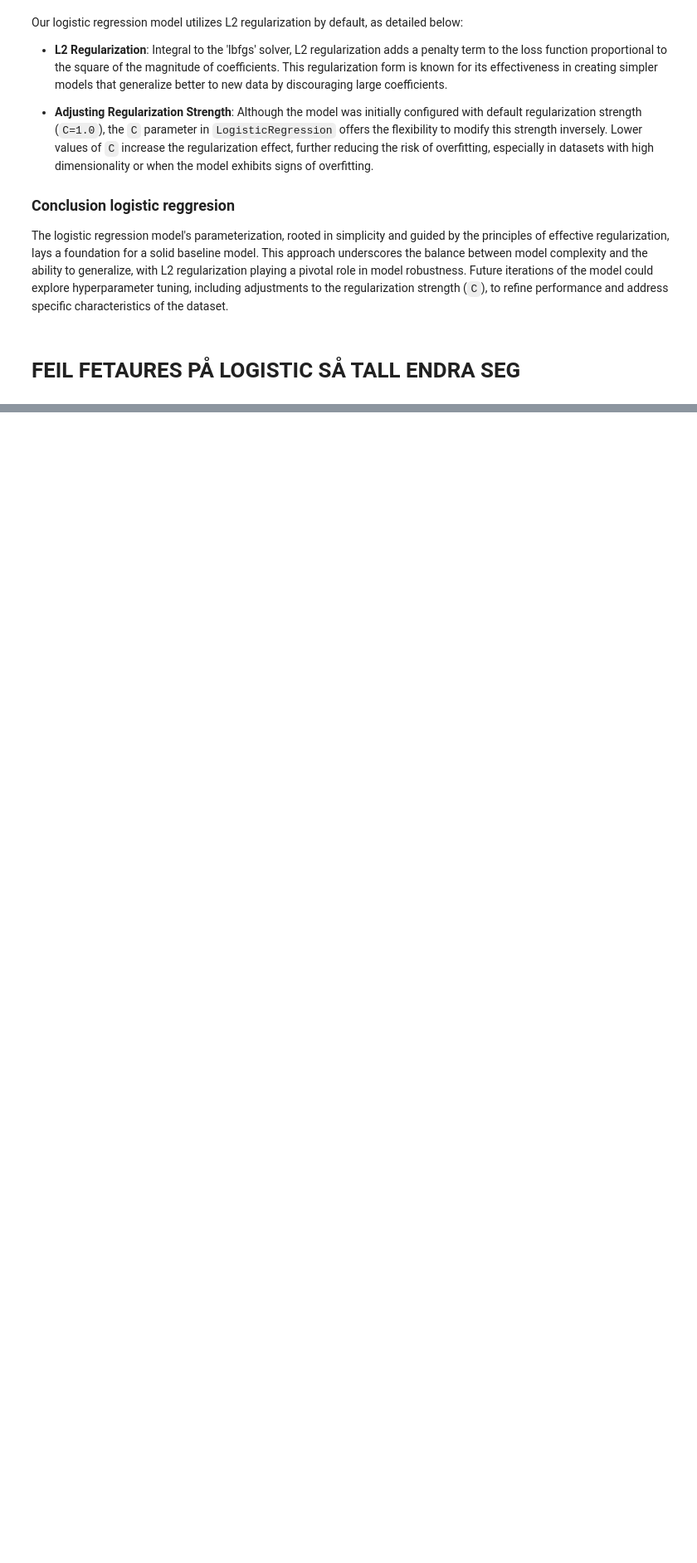
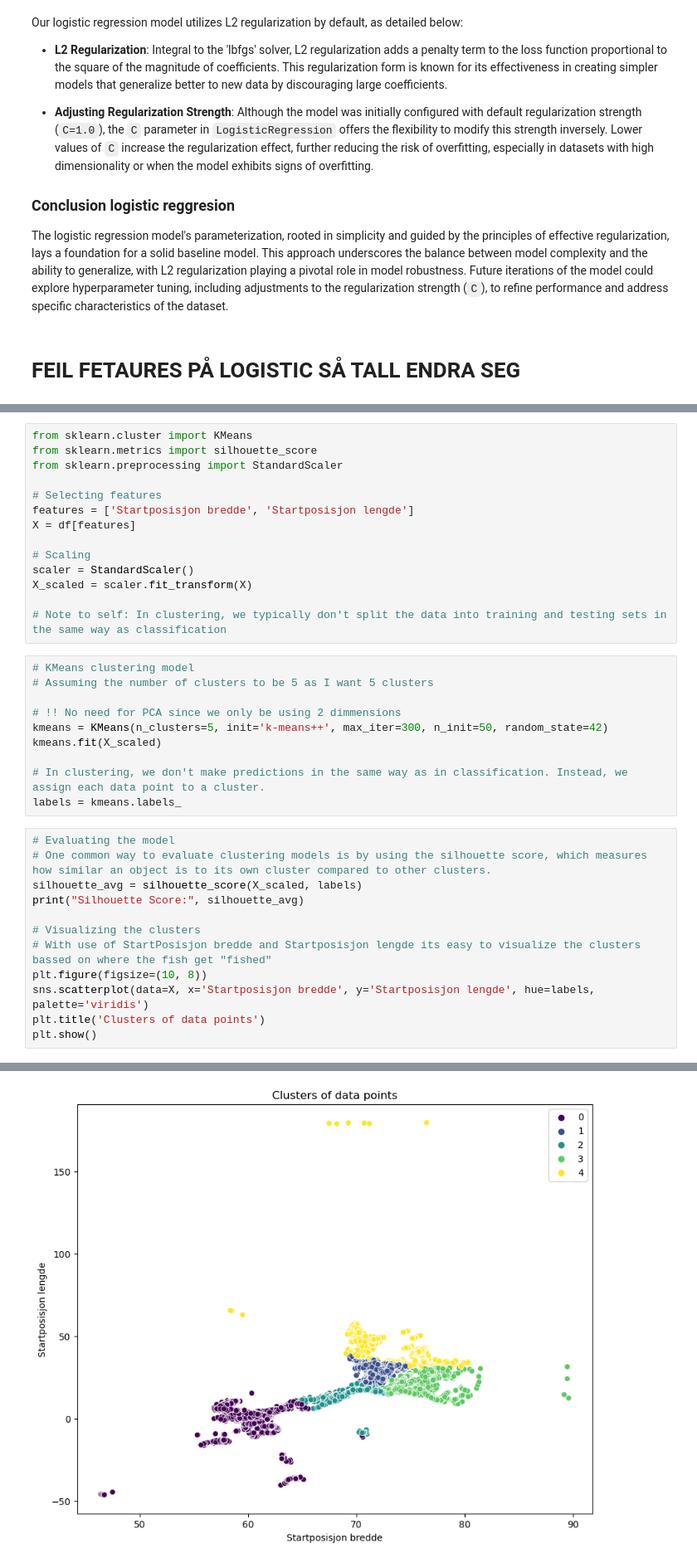
Before and after one commit to GeorgRis/Innlevering_INFO282, a Jupyter notebook: preprocess.ipynb, the cells around one changed output, grey strips where cells are left out. Shown at 83% size. Cells and saved outputs as stored; diff of their text form; blank space fills up the shorter version.

```diff
--- a/preprocess.ipynb
+++ b/preprocess.ipynb
@@ -822,0 +827,37 @@ The logistic regression model's parameterization, rooted in simplicity and guide
+# %%
+from sklearn.cluster import KMeans
+from sklearn.metrics import silhouette_score
+from sklearn.preprocessing import StandardScaler
+
+# Selecting features
+features = ['Startposisjon bredde', 'Startposisjon lengde']
+X = df[features]
+
+# Scaling
+scaler = StandardScaler()
+X_scaled = scaler.fit_transform(X)
+
+# Note to self: In clustering, we typically don't split the data into training and testing sets in the same way as classification
+# %%
+# KMeans clustering model
+# Assuming the number of clusters to be 5 as I want 5 clusters
+
+# !! No need for PCA since we only be using 2 dimmensions
+kmeans = KMeans(n_clusters=5, init='k-means++', max_iter=300, n_init=50, random_state=42)
+kmeans.fit(X_scaled)
+
+# In clustering, we don't make predictions in the same way as in classification. Instead, we assign each data point to a cluster.
+labels = kmeans.labels_
+# %%
+# Evaluating the model
+# One common way to evaluate clustering models is by using the silhouette score, which measures how similar an object is to its own cluster compared to other clusters.
+silhouette_avg = silhouette_score(X_scaled, labels)
+print("Silhouette Score:", silhouette_avg)
+
+# Visualizing the clusters
+# With use of StartPosisjon bredde and Startposisjon lengde its easy to visualize the clusters bassed on where the fish get "fished"
+plt.figure(figsize=(10, 8))
+sns.scatterplot(data=X, x='Startposisjon bredde', y='Startposisjon lengde', hue=labels, palette='viridis')
+plt.title('Clusters of data points')
+plt.show()
+# %% [output]
@@ -822,0 +865 @@ The logistic regression model's parameterization, rooted in simplicity and guide
+[figure, added]
```
Also changed, not shown: parts of 11 cells of this notebook.
